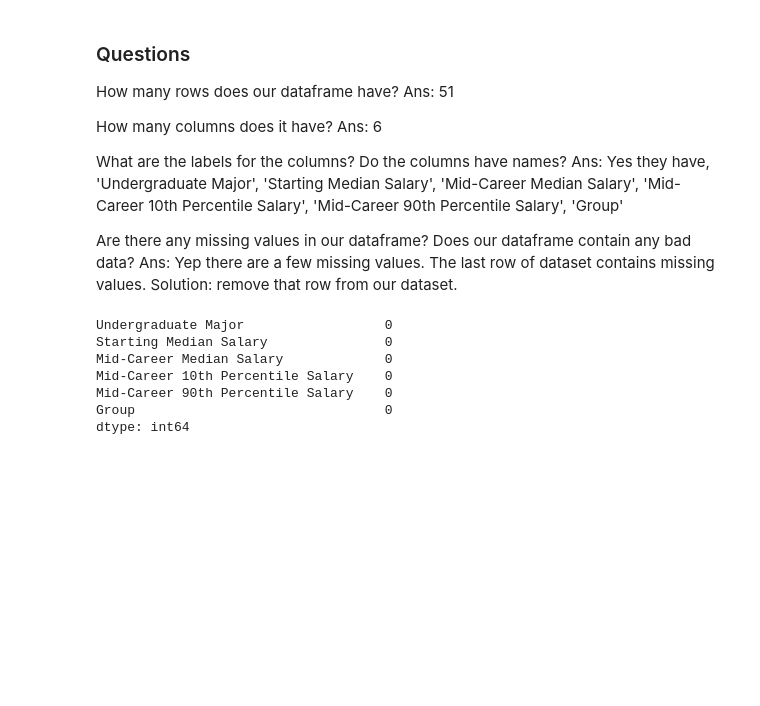
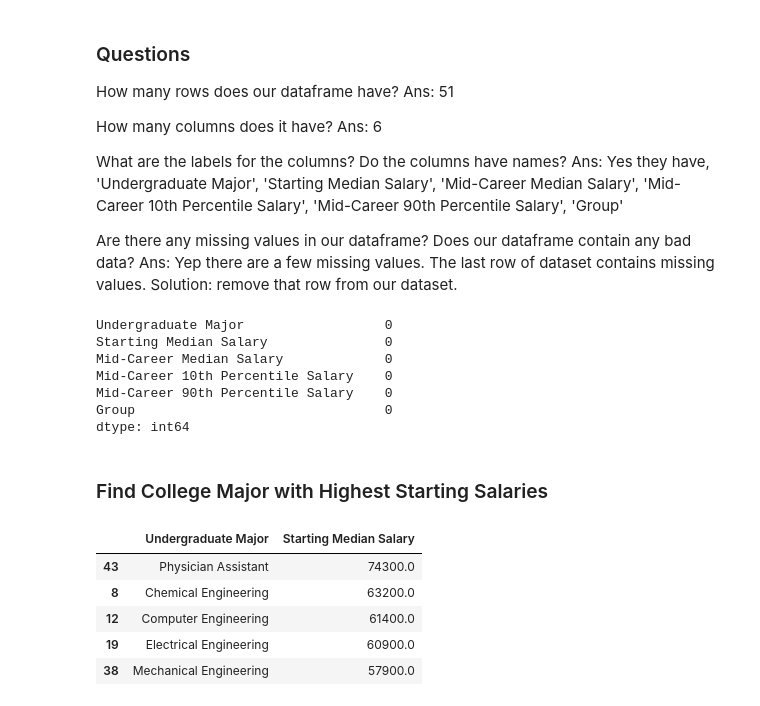
Before and after one commit to M-Awwab-Khan/college-major-data-exploration, a Jupyter notebook: College_Major_Data_Exploration_Pandas.ipynb, the cells around one changed output. Drawn from its saved outputs; the diff is of its cells as text; code cells hidden in the pictures; blank space fills up the shorter version.

```diff
--- a/College_Major_Data_Exploration_Pandas.ipynb
+++ b/College_Major_Data_Exploration_Pandas.ipynb
@@ -82,3 +82,16 @@ Mid-Career 10th Percentile Salary    0
 Mid-Career 90th Percentile Salary    0
 Group                                0
 dtype: int64
+# %% [markdown]
+### Find College Major with Highest Starting Salaries
+# %%
+cleaned[['Undergraduate Major', 'Starting Median Salary']]\
+.sort_values(by='Starting Median Salary', ascending=False)\
+.head()
+# %% [output]
+|  | Undergraduate Major | Starting Median Salary |
+| 43 | Physician Assistant | 74300.0 |
+| 8 | Chemical Engineering | 63200.0 |
+| 12 | Computer Engineering | 61400.0 |
+| 19 | Electrical Engineering | 60900.0 |
+| 38 | Mechanical Engineering | 57900.0 |
```
Also changed, not shown: parts of 10 cells of this notebook.
